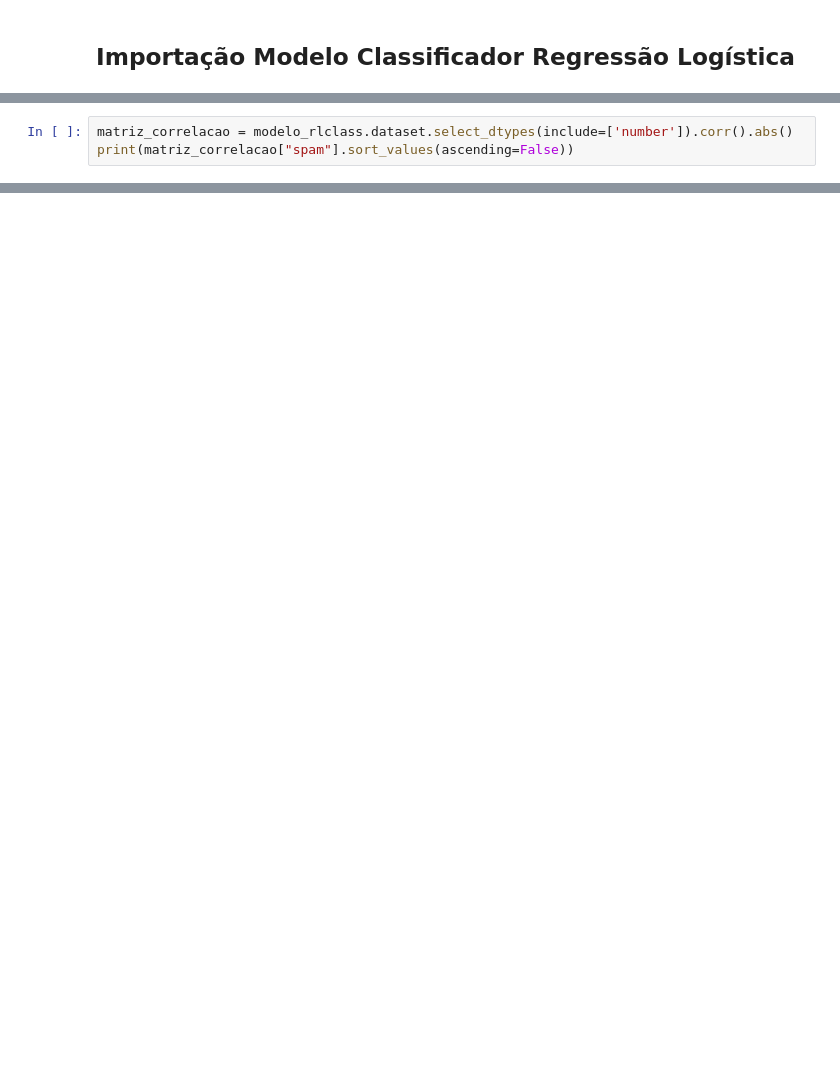
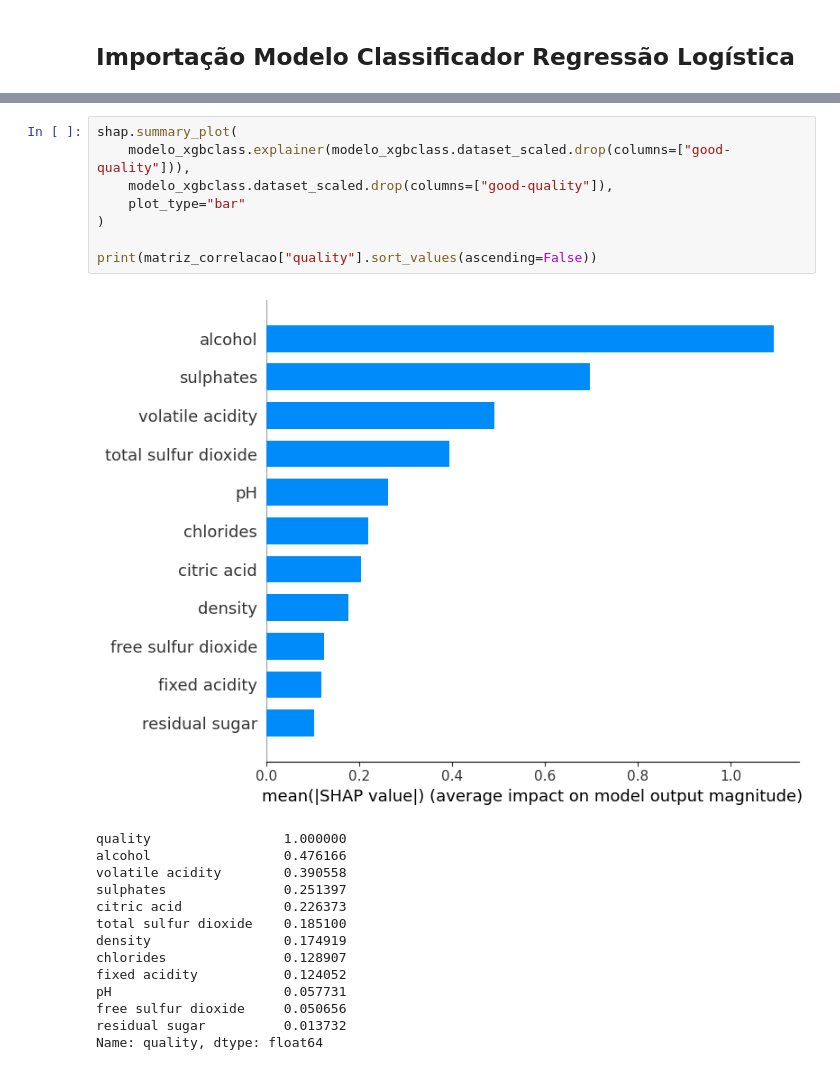
Before and after one commit to rafaelantunes04/Trabalho-Pratico-Interpretabilidade-e-Causalidade, a Jupyter notebook: Trab Pratico.ipynb, the cells around one changed output, grey strips where cells are left out. Saved outputs shown, nothing was run; the diff lists cells and outputs as text; blank space fills up the shorter version.

```diff
--- a/Trab Pratico.ipynb
+++ b/Trab Pratico.ipynb
@@ -64,3 +116,0 @@ Precisão 0.9253472089767456
-# %%
-matriz_correlacao = modelo_rlclass.dataset.select_dtypes(include=['number']).corr().abs()
-print(matriz_correlacao["spam"].sort_values(ascending=False))
@@ -144,0 +152,23 @@ print(modelo_cnn.model_accuracy())
+# %%
+shap.summary_plot(
+    modelo_xgbclass.explainer(modelo_xgbclass.dataset_scaled.drop(columns=["good-quality"])),
+    modelo_xgbclass.dataset_scaled.drop(columns=["good-quality"]),
+    plot_type="bar"
+)
+
+print(matriz_correlacao["quality"].sort_values(ascending=False))
+# %% [output]
+[figure, added]
+quality                 1.000000
+alcohol                 0.476166
+volatile acidity        0.390558
+sulphates               0.251397
+citric acid             0.226373
+total sulfur dioxide    0.185100
+density                 0.174919
+chlorides               0.128907
+fixed acidity           0.124052
+pH                      0.057731
+free sulfur dioxide     0.050656
+residual sugar          0.013732
+Name: quality, dtype: float64
```
Also changed, not shown: parts of 17 cells of this notebook, 8 other files.
